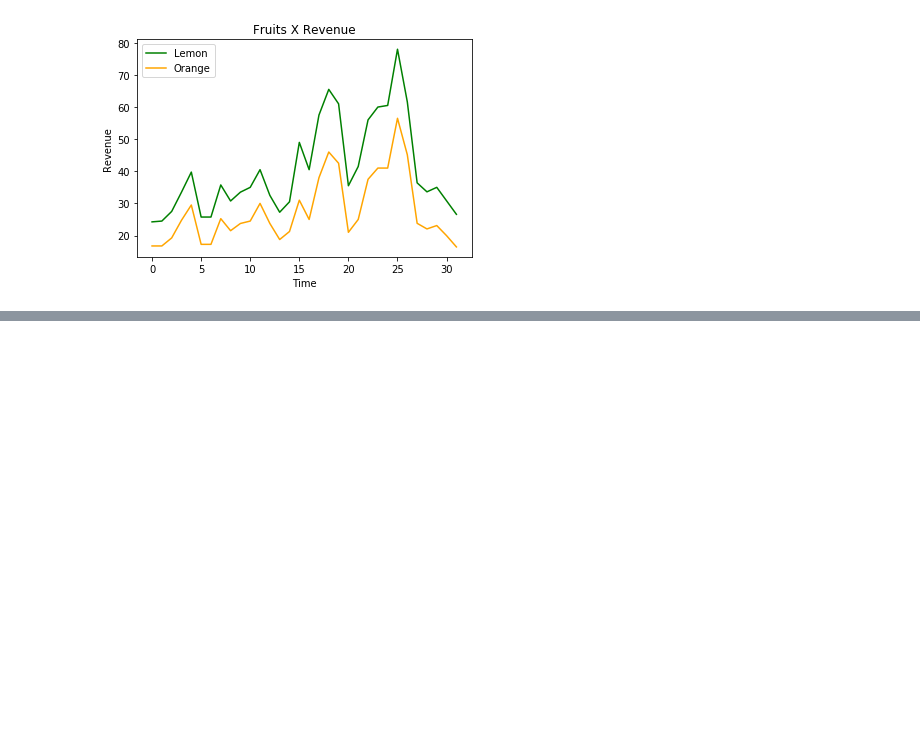
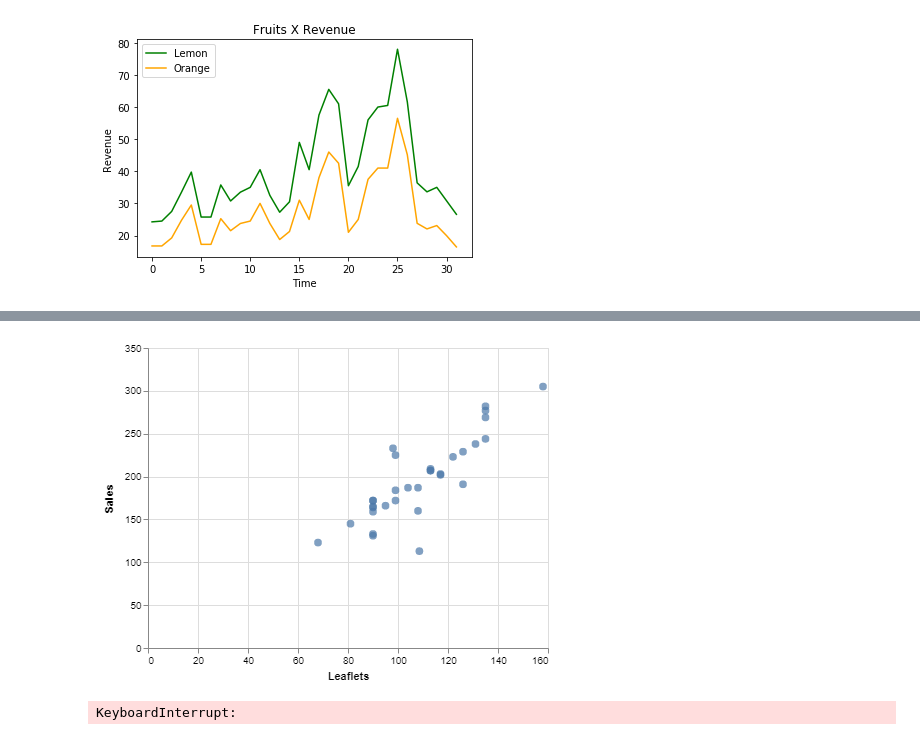
Before and after one commit to Nayarafranco/Lemonades2016, a Jupyter notebook: Trabalho Final Python_Nayara Franco.ipynb, the cells around one changed output, grey strips where cells are left out. Drawn from its saved outputs; the diff is of its cells as text; code cells hidden in the pictures; blank space fills up the shorter version.

```diff
--- a/Trabalho Final Python_Nayara Franco.ipynb
+++ b/Trabalho Final Python_Nayara Franco.ipynb
@@ -209,0 +221,5 @@ lr = LinearRegression()
+# %%
+plot_sales = sales_variable ('Leaflets', Lemonade)
+plot_sales
+# %% [output]
+[figure, added]
@@ -210,3 +247,7 @@ lr = LinearRegression()
+# %%
+Sales_Variables('Temperature', Lemonade)
+# %% [output]
+KeyboardInterrupt:
 # %%
 custo = lr.cost_function(x,y,theta)
 custo
```
Also changed, not shown: parts of 19 cells of this notebook.
